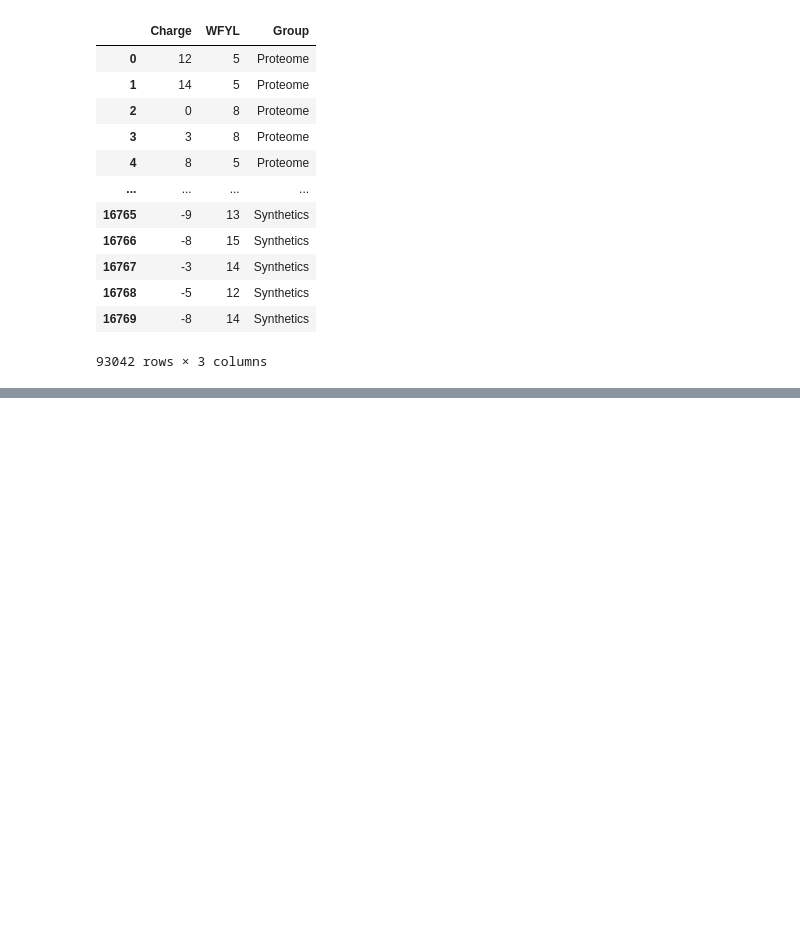
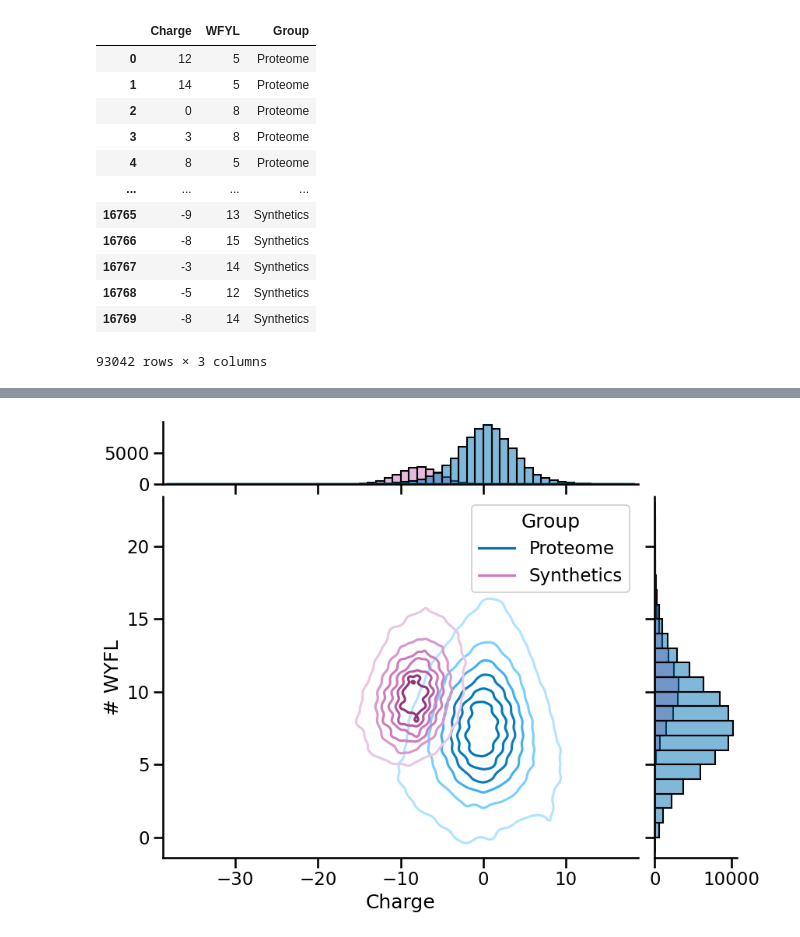
Before and after one commit to sanjanakotha/consensus_AD_predictor, a Jupyter notebook: notebooks/Heatmap notebook for MZ.ipynb, the cells around one changed output, grey strips where cells are left out. Saved outputs shown, nothing was run; the diff lists cells and outputs as text; code cells hidden in the pictures; blank space fills up the shorter version.

```diff
--- a/notebooks/Heatmap notebook for MZ.ipynb
+++ b/notebooks/Heatmap notebook for MZ.ipynb
@@ -383,2 +413,9 @@ make_jointplot(all_tiles, tiled_proteome, synthetic_seqs,
+# %%
+# 2. Proteome and synthetics
+make_jointplot(all_tiles, tiled_proteome, synthetic_seqs,
+               output_path, "proteome_and_synthetics_heatmap_with_marginals.png",
+               show_proteome_kde=True, show_heatmap=False, show_synthetics_kde=True)
+# %% [output]
+[figure, added]
 # %%
 
```
Also changed, not shown: parts of 6 cells of this notebook, 6 other files.
